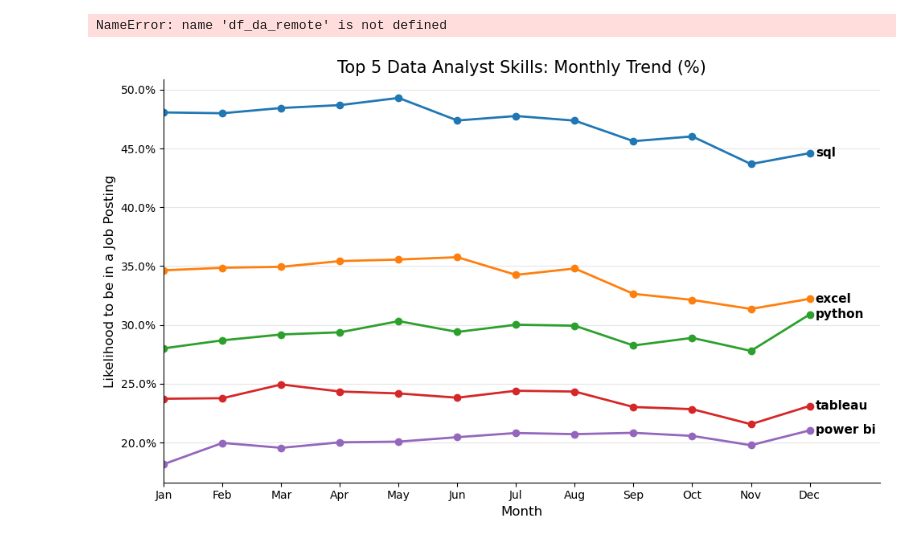
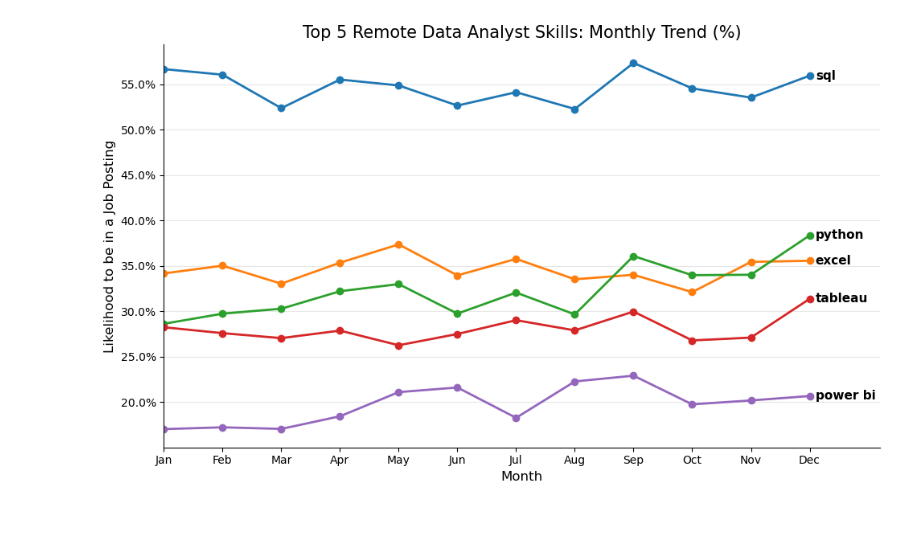
Before and after one commit to Sammex01/Exploratory-Data-Analysis-on-Jobs-Using-Python, a Jupyter notebook: 2_skills_trend.ipynb, the cells around one changed output. Saved outputs shown, nothing was run; the diff lists cells and outputs as text; code cells hidden in the pictures.

```diff
--- a/2_skills_trend.ipynb
+++ b/2_skills_trend.ipynb
@@ -1,29 +1,15 @@
-# %%
-# loading our libraries
-import ast
-import pandas as pd
-import seaborn as sns
-import matplotlib.pyplot as plt
-
-# loading Datasets
-df = pd.read_csv("C:/Files/WORK/Data Nerd/Training/Python/Project A/Playground/data_jobs.csv")
-
-#Data Cleanup
-df['job_posted_date'] = pd.to_datetime(df['job_posted_date'])
-df['job_skills'] = df['job_skills'].apply(lambda skill_list: ast.literal_eval(skill_list) if pd.notna(skill_list) else skill_list)
-# %% [output]
-NameError: name 'df_da_remote' is not defined
 # %%
+import ast
 import pandas as pd
 import matplotlib.pyplot as plt
 from matplotlib.ticker import PercentFormatter
 
-# loading Datasets
+# loading Dataset
 df = pd.read_csv("data_jobs.csv")
+df['job_posted_date'] = pd.to_datetime(df['job_posted_date'])
 
 # Filter and Sort Data
-job_title = 'Data Analyst'
-df_DA = df[df['job_title_short'] == job_title].copy()
+df_DA = df[(df['job_title_short'] == 'Data Analyst') & (df['job_work_from_home'] == True)].copy()
 df_DA['job_posted_month'] = df_DA['job_posted_date'].dt.strftime('%b')
 months_order = ['Jan', 'Feb', 'Mar', 'Apr', 'May', 'Jun', 'Jul', 'Aug', 'Sep', 'Oct', 'Nov', 'Dec']
 df_DA['job_posted_month'] = pd.Categorical(df_DA['job_posted_month'], categories=months_order, ordered=True)
@@ -33,32 +19,32 @@ df_DA['job_skills'] = df_DA['job_skills'].str.replace(r"[\[\]']", "", regex=True
 df_DA_exploded = df_DA.explode('job_skills')
 df_DA_pivot = df_DA_exploded.pivot_table(index='job_posted_month', columns='job_skills', aggfunc='size', fill_value=0)
 df_DA_pivot_pct = df_DA_pivot.div(DA_totals_by_month, axis=0) * 100
 
 # Top 5 Skills overall
 top_5_skills = df_DA_pivot.sum().sort_values(ascending=False).head(5).index
 df_plot = df_DA_pivot_pct[top_5_skills]
 
 # Plot Trend
 ax = df_plot.plot(kind='line', figsize=(10, 6), marker='o', linewidth=2)
-plt.title('Top 5 Data Analyst Skills: Monthly Trend (%)', fontsize=15)
+plt.title('Top 5 Remote Data Analyst Skills: Monthly Trend (%)', fontsize=15)
 plt.xlabel('Month', fontsize=12)
 plt.ylabel('Likelihood to be in a Job Posting', fontsize=12)
 ax.yaxis.set_major_formatter(PercentFormatter())
 
 plt.xticks(ticks=range(len(months_order)), labels=months_order)
 
 ax.spines['top'].set_visible(False)
 ax.spines['right'].set_visible(False)
 ax.get_legend().remove()
 
 for skill in df_plot.columns:
     final_value = df_plot[skill].iloc[-1]
     plt.text(11.1, final_value, skill, fontsize=11, fontweight='bold', va='center')
 
 plt.xlim(0, 12.2)
 
 plt.grid(axis='y', alpha=0.3)
 plt.tight_layout()
 plt.show()
 # %% [output]
-[figure, old version]
+[figure, new version]
```
Also changed, not shown: 7 other files.
